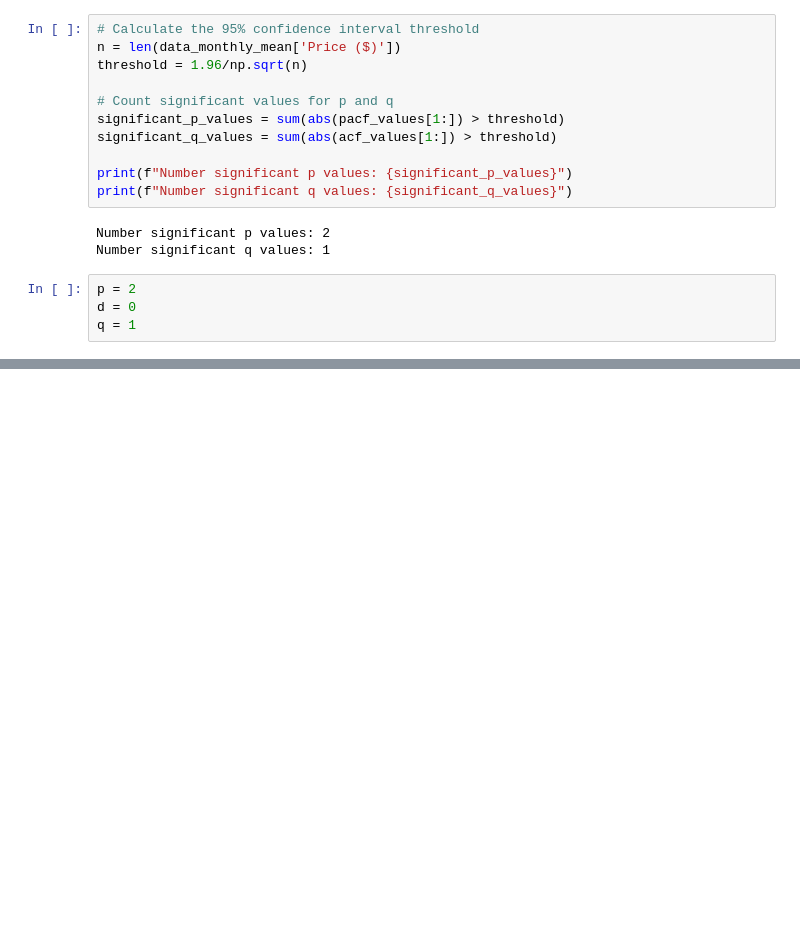
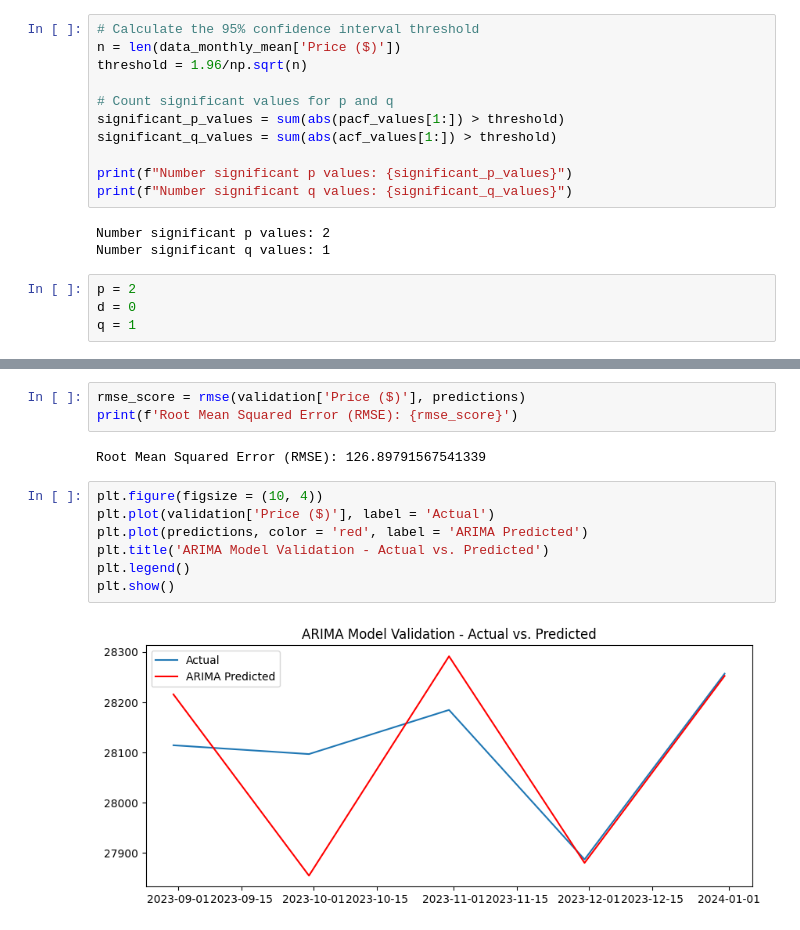
Before and after one commit to YapWH/EZAutoMate, a Jupyter notebook: Statistic.ipynb, the cells around one changed output, grey strips where cells are left out. Saved outputs shown, nothing was run; the diff lists cells and outputs as text; blank space fills up the shorter version.

```diff
--- a/Statistic.ipynb
+++ b/Statistic.ipynb
@@ -725,0 +749,14 @@ Warnings:
+# %%
+rmse_score = rmse(validation['Price ($)'], predictions)
+print(f'Root Mean Squared Error (RMSE): {rmse_score}')
+# %% [output]
+Root Mean Squared Error (RMSE): 126.89791567541339
+# %%
+plt.figure(figsize = (10, 4))
+plt.plot(validation['Price ($)'], label = 'Actual')
+plt.plot(predictions, color = 'red', label = 'ARIMA Predicted')
+plt.title('ARIMA Model Validation - Actual vs. Predicted')
+plt.legend()
+plt.show()
+# %% [output]
+[figure, added]
```
Also changed, not shown: parts of 11 cells of this notebook.
